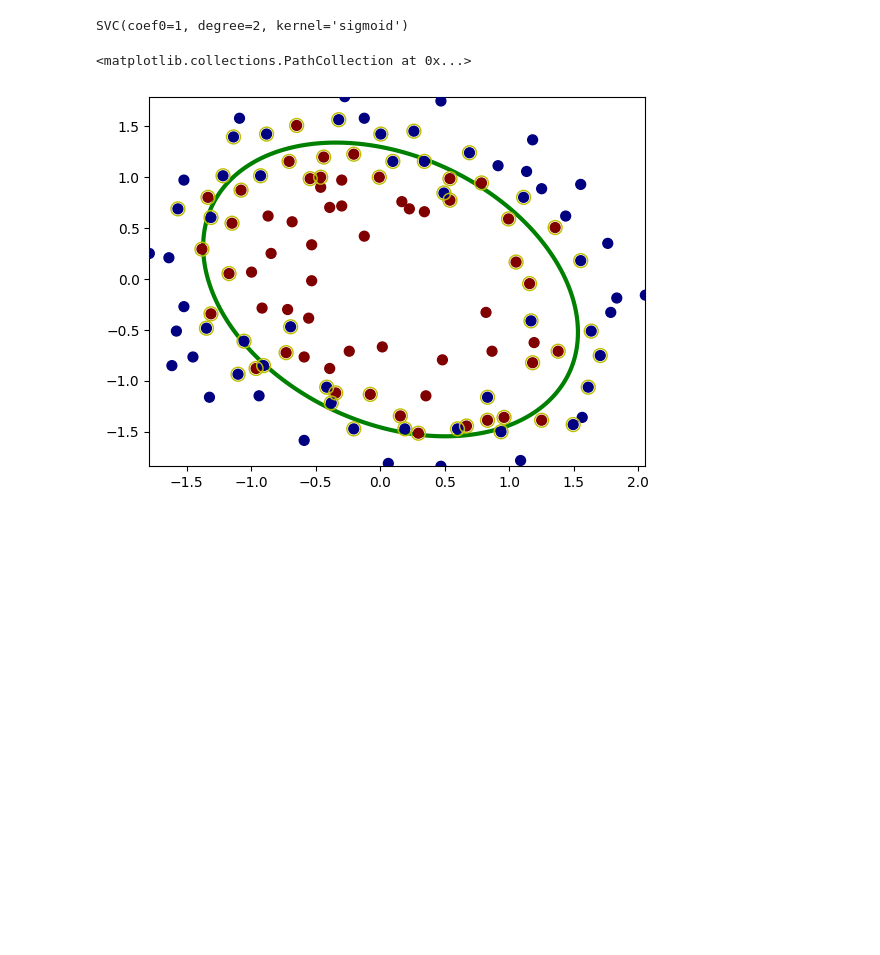
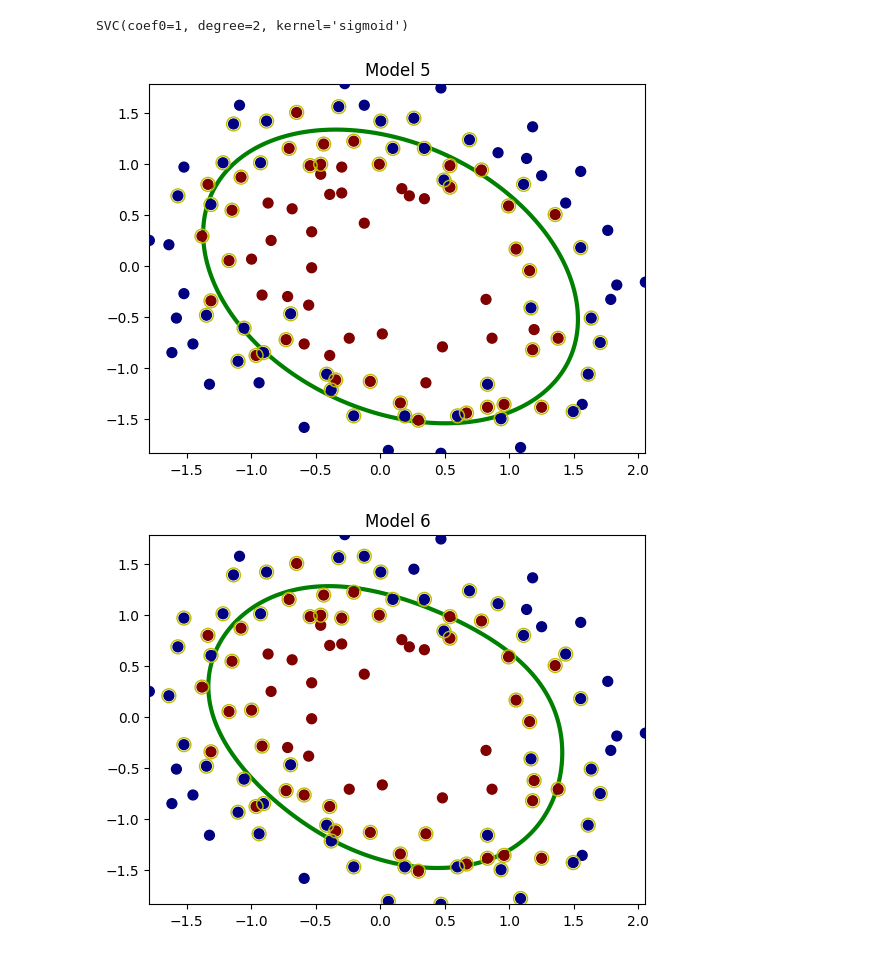
Before and after one commit to viviantram03/labb-1, a Jupyter notebook: Lab2.2-svm.ipynb, the cells around one changed output. Drawn from its saved outputs; the diff is of its cells as text; code cells hidden in the pictures; blank space fills up the shorter version.

```diff
--- a/Lab2.2-svm.ipynb
+++ b/Lab2.2-svm.ipynb
@@ -220,22 +230,51 @@ model7.fit(X, y)
 # %% [output]
 SVC(coef0=1, degree=2, kernel='sigmoid')
 # %%
+#model 5
 n = 1000
 xmin, xmax = X.min(0), X.max(0)
 x1r = np.linspace(xmin[0], xmax[0], n)
 x2r = np.linspace(xmin[1], xmax[1], n)
 x1m, x2m = np.meshgrid(x1r, x2r)
 
 Xm = np.stack((x1m.flatten(), x2m.flatten()), axis=1)
 ym = model5.decision_function(Xm)
 ym = ym.reshape(x1m.shape)
 
 plt.contour(x1m, x2m, ym, levels=[0], linewidths=3, colors='green')
 
 plt.scatter(X[:, 0], X[:, 1], c=y, cmap='jet', s=50, zorder=3)
 
 sv = model5.support_vectors_
 plt.scatter(sv[:, 0], sv[:, 1], zorder=4, c='none', s=100, edgecolors='y')
+plt.title("Model 5")
+plt.show()
+
+#model 6
+ym = model6.decision_function(Xm)
+ym = ym.reshape(x1m.shape)
+
+plt.contour(x1m, x2m, ym, levels=[0], linewidths=3, colors='green')
+
+plt.scatter(X[:, 0], X[:, 1], c=y, cmap='jet', s=50, zorder=3)
+
+sv = model6.support_vectors_
+plt.scatter(sv[:, 0], sv[:, 1], zorder=4, c='none', s=100, edgecolors='y')
+plt.title("Model 6")
+plt.show()
+
+#model 7
+ym = model7.decision_function(Xm)
+ym = ym.reshape(x1m.shape)
+
+plt.contour(x1m, x2m, ym, levels=[0], linewidths=3, colors='green')
+
+plt.scatter(X[:, 0], X[:, 1], c=y, cmap='jet', s=50, zorder=3)
+
+sv = model7.support_vectors_
+plt.scatter(sv[:, 0], sv[:, 1], zorder=4, c='none', s=100, edgecolors='y')
+plt.title("Model 7")
+plt.show()
 # %% [output]
-<matplotlib.collections.PathCollection at 0x...>
-[figure, old version]
+[figure, new version]
+[figure, added]
```
Also changed, not shown: parts of 7 cells of this notebook.
